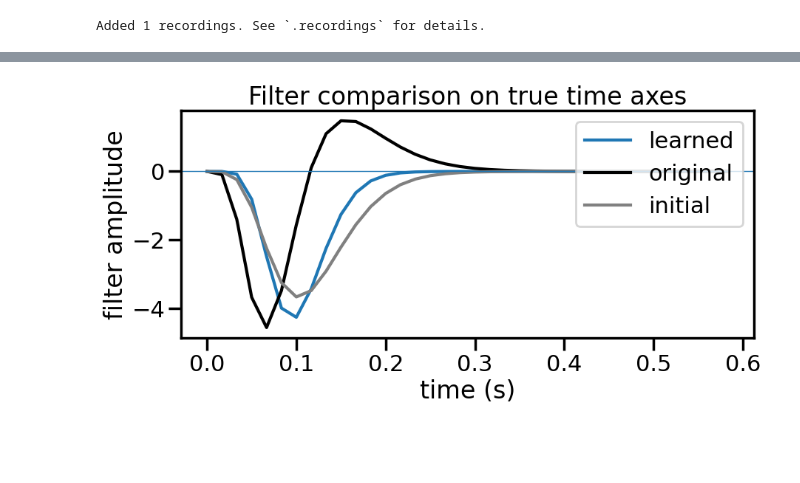
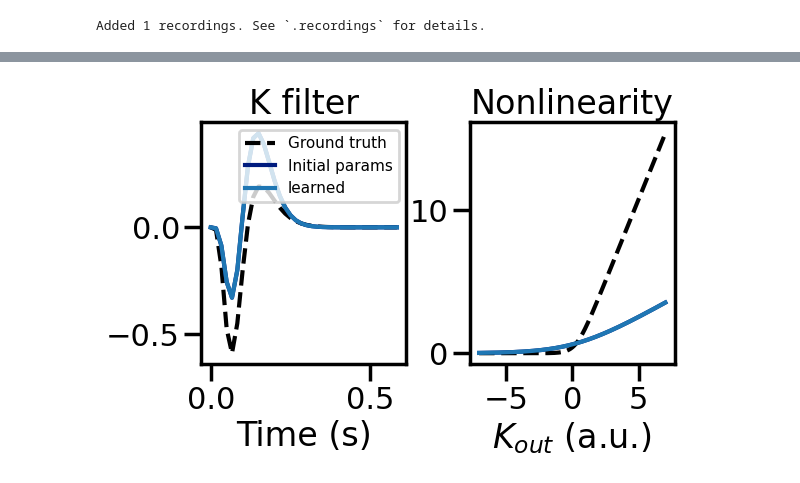
Before and after one commit to guardomayas/jaxley_rgc, a Jupyter notebook: sim_RGC.ipynb, the cells around one changed output, grey strips where cells are left out. Cells and saved outputs as stored; diff of their text form; code cells hidden in the pictures; blank space fills up the shorter version.

```diff
--- a/sim_RGC.ipynb
+++ b/sim_RGC.ipynb
@@ -496,31 +670,48 @@ plt.show()
 # %%
 k, L, drive, beta, shift, tau_j, tau_h = get_ln_objects(
-        params, stim, K_T=K_T, dt_stim=dt_stim, n=n, max_tau=max_tau
+        params, stim, K_T=K_T, dt_stim=dt_stim, n=6, max_tau=max_tau
     )
 
 k_np = np.array(jax.device_get(k))
-Kground_np = np.array(jax.device_get(K_ground)) if hasattr(K_ground, "shape") else np.array(K_ground)
-
-t_k = np.arange(len(k_np)) * float(dt_stim)     # seconds, since k uses dt_stim
-
-# You must define dt_K for the original K. Common cases:
-# - if K is per-frame too, dt_K = dt_stim
-# - if K is at dt_cell_s or some other dt, set it accordingly
-dt_K = dt_stim   # <-- CHANGE THIS to the correct timestep for K
-t_K = np.arange(len(Kground_np)) * float(dt_K)
-
-plt.figure(figsize=(10,4))
-plt.plot(t_k, k_np, label="learned")
-plt.plot(t_K, Kground_np, color="k", label="original")
-plt.plot(t_K, K0, color="gray", label="initial")
-plt.axhline(0, linewidth=1)
-plt.xlabel("time (s)")
-plt.ylabel("filter amplitude")
-plt.legend(loc='upper right')
-plt.title("Filter comparison on true time axes")
-plt.show()
-# %% [output]
-[figure, removed]
+# %%
+from jax.numpy.linalg import norm
+t_k = jnp.arange(len(drive[0]))/frame_rate
+# sns.set_palette("dark")
+fig, axes = plt.subplots(1, 2, figsize=(6*1.1, 4*1.1),  layout="constrained")
+
+
+axes[0].plot(jnp.arange(len(K_ground))*dt_stim, K_ground/norm(K_ground), c='k', ls="--", label='Ground truth',)
+
+axes[0].plot(jnp.arange(len(K0))*dt_stim, K0/norm(K0), c=sns.color_palette("dark")[0], label='Initial params')
+axes[0].plot(np.arange(len(k_np)) * float(dt_stim) , k_np/norm(k_np), label="learned")
+axes[0].set_xlabel("Time (s)")
+axes[0].set_title("K filter")
+
+axes[1].set_title("Nonlinearity")
+
+x = jnp.linspace(-7, 7, 300)
+
+beta0  = softplus(params_ln0["log_beta"]) + 1e-6
+shift0 = params_ln0["shift"]
+nl0 = softplus(beta0 * (x - shift0))
+
+beta_ground  = softplus(ground_params["log_beta"]) + 1e-6
+shift_ground = ground_params["shift"]
+nl_ground = softplus(beta_ground * (x - shift_ground))
+
+
+beta_learned  = softplus(params["log_beta"]) + 1e-6
+shift_learned = params["shift"]
+nl_learned = softplus(beta_learned * (x - shift_learned))
+
+axes[1].plot(x, nl0, label='Initial params', c=sns.color_palette("dark")[0])
+axes[1].plot(x, nl_ground ,c='k', ls="--", label='Ground truth')
+axes[1].plot(x, nl_learned, )
+axes[1].set_xlabel(r"$K_{out}$ (a.u.)")
+axes[0].legend(loc= 'upper right', fontsize=11)
+fig.tight_layout(w_pad=0.1)
+# %% [output]
+[figure, added]
 # %%
 import numpy as np
 import matplotlib.pyplot as plt
```
Also changed, not shown: parts of 23 cells of this notebook.
